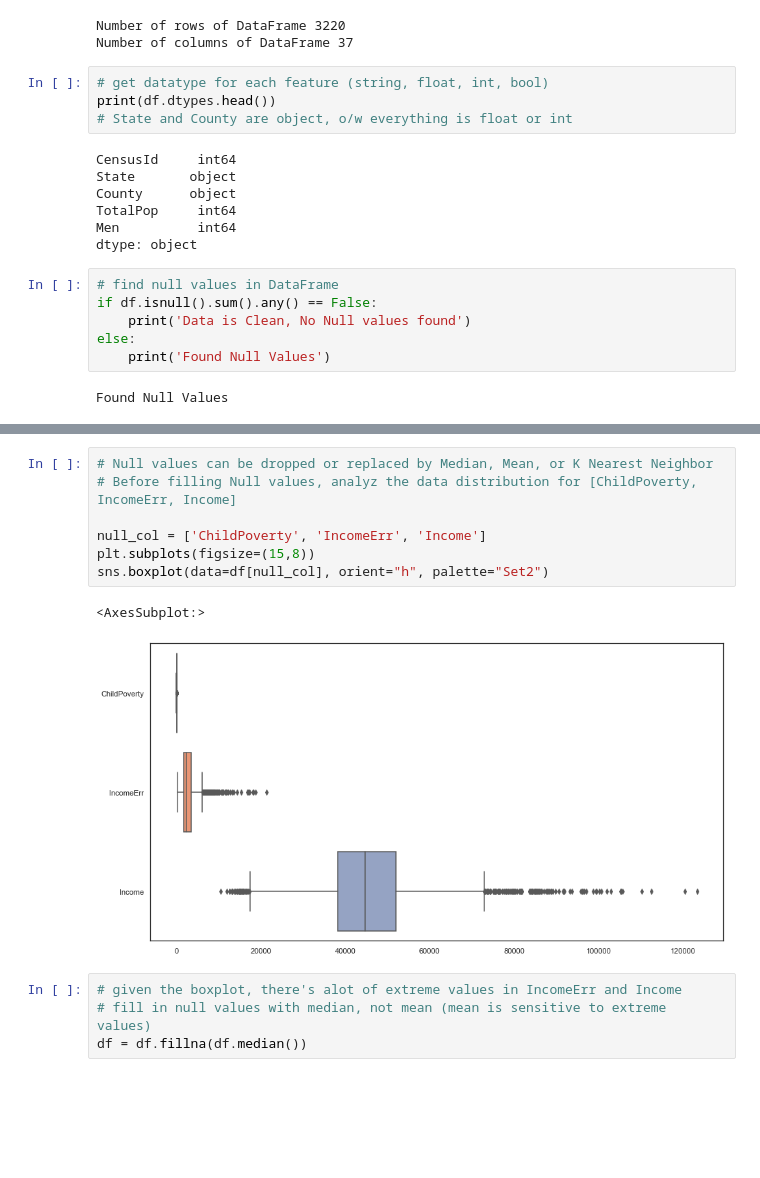
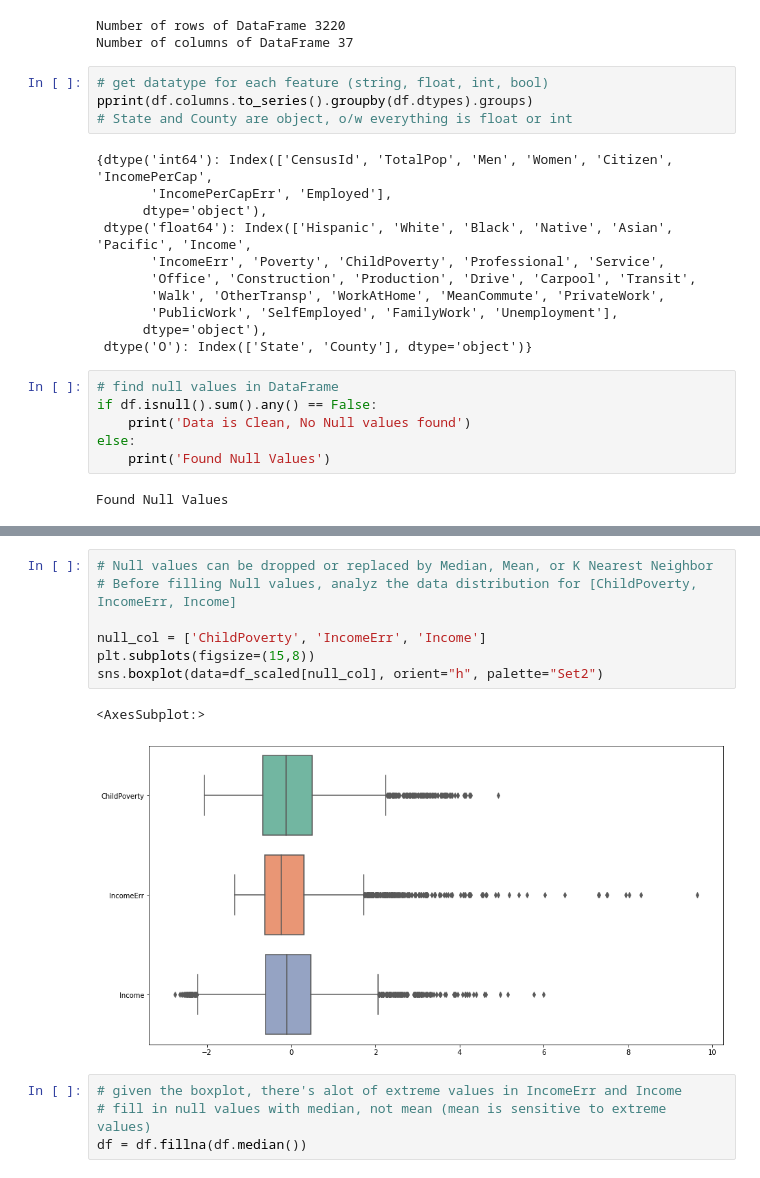
Before and after one commit to jf20541/EDA-FeatureEngineering-FeatureSelection, a Jupyter notebook: notebooks/population_seg.ipynb, the cells around one changed output, grey strips where cells are left out. Drawn from its saved outputs; the diff is of its cells as text; blank space fills up the shorter version.

```diff
--- a/notebooks/population_seg.ipynb
+++ b/notebooks/population_seg.ipynb
@@ -65,15 +67,19 @@ Number of rows of DataFrame 3220
 Number of columns of DataFrame 37
 # %%
 # get datatype for each feature (string, float, int, bool)
-print(df.dtypes.head())
+pprint(df.columns.to_series().groupby(df.dtypes).groups)
 # State and County are object, o/w everything is float or int
 # %% [output]
-CensusId     int64
-State       object
-County      object
-TotalPop     int64
-Men          int64
-dtype: object
+{dtype('int64'): Index(['CensusId', 'TotalPop', 'Men', 'Women', 'Citizen', 'IncomePerCap',
+       'IncomePerCapErr', 'Employed'],
+      dtype='object'),
+ dtype('float64'): Index(['Hispanic', 'White', 'Black', 'Native', 'Asian', 'Pacific', 'Income',
+       'IncomeErr', 'Poverty', 'ChildPoverty', 'Professional', 'Service',
+       'Office', 'Construction', 'Production', 'Drive', 'Carpool', 'Transit',
+       'Walk', 'OtherTransp', 'WorkAtHome', 'MeanCommute', 'PrivateWork',
+       'PublicWork', 'SelfEmployed', 'FamilyWork', 'Unemployment'],
+      dtype='object'),
+ dtype('O'): Index(['State', 'County'], dtype='object')}
 # %%
 # find null values in DataFrame
 if df.isnull().sum().any() == False:
@@ -126,13 +132,13 @@ print(nan_values)
 # %%
 # Null values can be dropped or replaced by Median, Mean, or K Nearest Neighbor
 # Before filling Null values, analyz the data distribution for [ChildPoverty, IncomeErr, Income]
 
 null_col = ['ChildPoverty', 'IncomeErr', 'Income']
 plt.subplots(figsize=(15,8))
-sns.boxplot(data=df[null_col], orient="h", palette="Set2")
+sns.boxplot(data=df_scaled[null_col], orient="h", palette="Set2")
 # %% [output]
 <AxesSubplot:>
-[figure, old version]
+[figure, new version]
 # %%
 # given the boxplot, there's alot of extreme values in IncomeErr and Income
 # fill in null values with median, not mean (mean is sensitive to extreme values)
```
Also changed, not shown: parts of 11 cells of this notebook.
